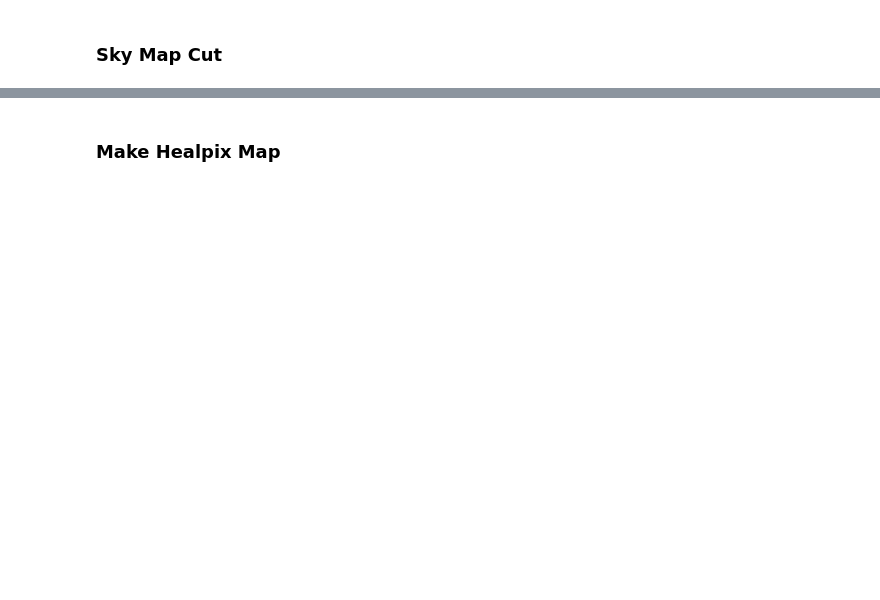
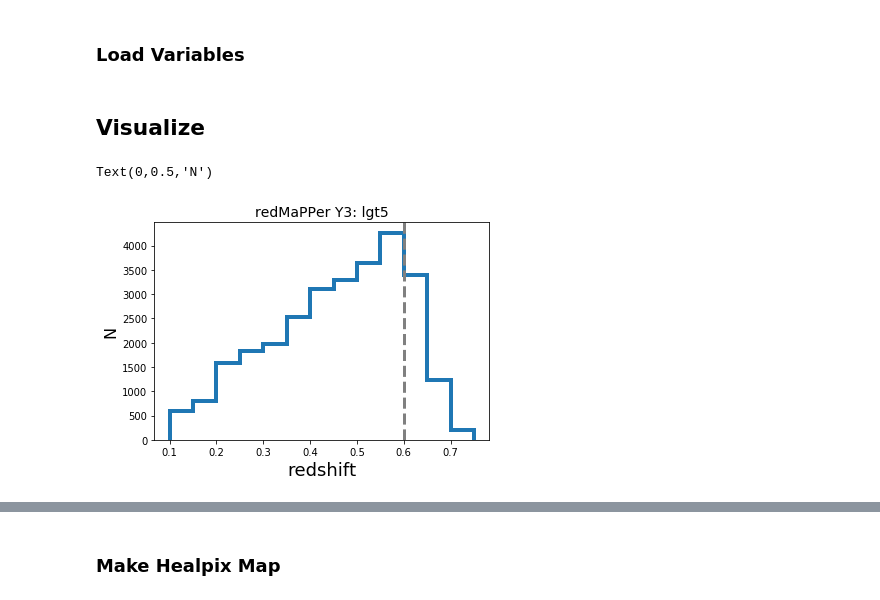
Before and after one commit to estevesjh/CopacabanaRuns, a Jupyter notebook: selection/notebooks/selectHalos.ipynb, the cells around one changed output, grey strips where cells are left out. Saved outputs shown, nothing was run; the diff lists cells and outputs as text; code cells hidden in the pictures; blank space fills up the shorter version.

```diff
--- a/selection/notebooks/selectHalos.ipynb
+++ b/selection/notebooks/selectHalos.ipynb
@@ -30,3 +24,10 @@ Buzzard_v1.9.8_Y3a_gold.h5         buzzard-1.9.8_3y3a_run_redmapper_v6.4.22.h5
+# %%
+import h5py
+
+path   = '/data/des81.b/data/mariaeli/y3_cats/subsampled/'
+fname  = path+'y3_gold_2.2.1_wide_sofcol_run_redmapper_v6.4.22_wv1.2_subsampled.h5'
+
+master = h5py.File(fname,'r')
 # %%
 def show_h5_group(name,node):
     ''' show all the h5 groups
@@ -203,2 +88,2 @@ _ = plt.xticks(np.arange(0.1,1.,0.2))
-# %% [markdown]
-### Sky Map Cut
+# %% [markdown]
+### Load Variables
@@ -204,0 +106,11 @@ _ = plt.xticks(np.arange(0.1,1.,0.2))
+# %% [markdown]
+## Visualize
+# %%
+_ = plt.hist(zcls,bins=np.arange(0.1,0.8,0.05),histtype='step',lw=4)
+plt.axvline(0.6,ls='--',lw=3,color='gray')
+plt.xlabel('redshift',fontsize=18)
+plt.title('redMaPPer Y3: lgt5',fontsize=14)
+plt.ylabel('N',fontsize=16)
+# %% [output]
+Text(0,0.5,'N')
+[figure, added]
```
Also changed, not shown: parts of 92 cells of this notebook, 3 other files.
